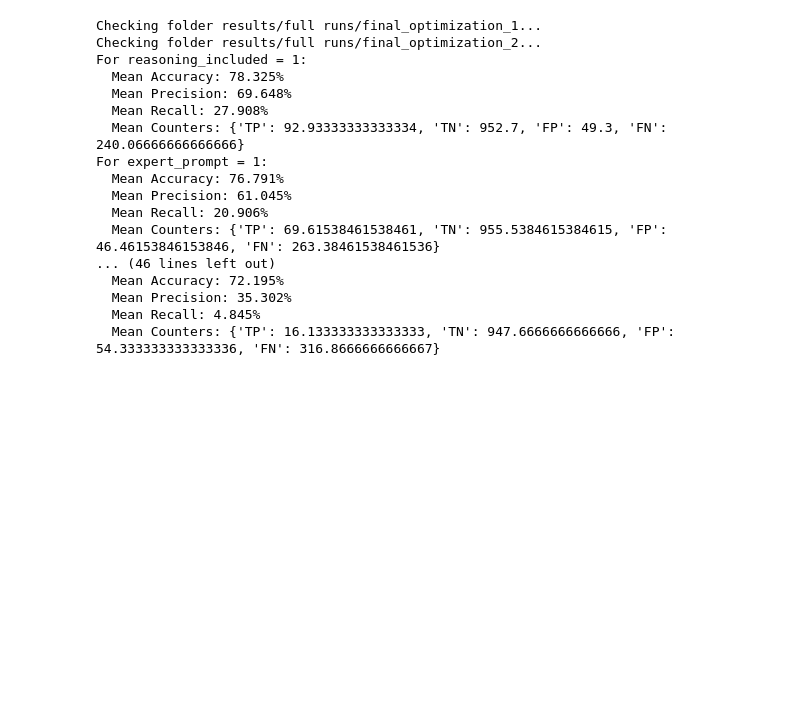
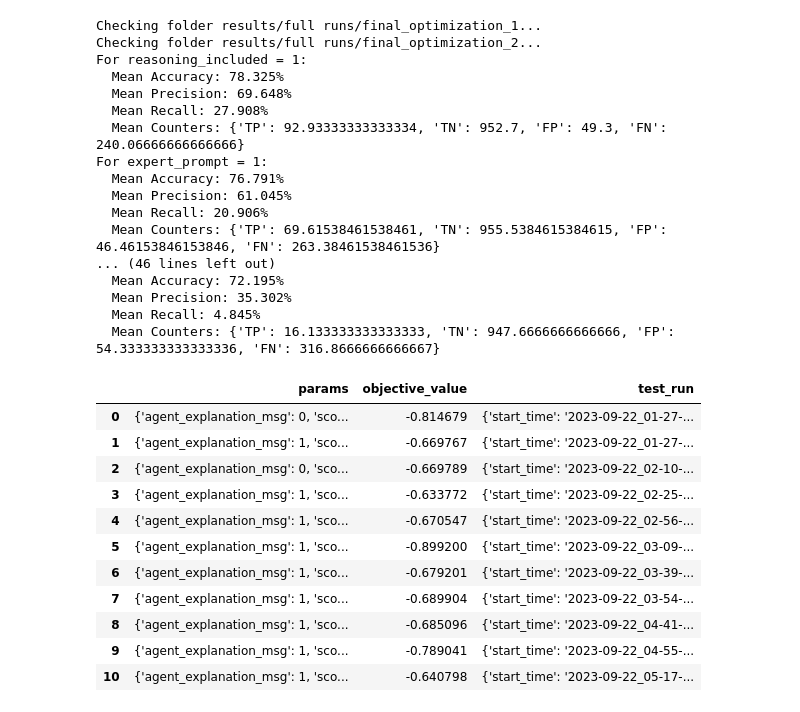
Before and after one commit to Significant-Gravitas/Auto-GPT-Benchmarks, a Jupyter notebook: paper/analysis.ipynb, the cells around one changed output. Drawn from its saved outputs; the diff is of its cells as text; code cells hidden in the pictures; blank space fills up the shorter version.

```diff
--- a/paper/analysis.ipynb
+++ b/paper/analysis.ipynb
@@ -175,3 +175,26 @@ For expert_prompt = 1:
   Mean Precision: 35.302%
   Mean Recall: 4.845%
   Mean Counters: {'TP': 16.133333333333333, 'TN': 947.6666666666666, 'FP': 54.333333333333336, 'FN': 316.8666666666667}
+# %%
+import pandas as pd
+
+data_df_path = "results/training_iteration_7/runs_data.df"
+
+df = pd.read_pickle(data_df_path)
+
+sorted = df.sort_values(by=['objective_value'], ascending=False)
+
+df
+# %% [output]
+|  | params | objective_value | test_run |
+| 0 | {'agent_explanation_msg': 0, 'sco... | -0.814679 | {'start_time': '2023-09-22_01-27-... |
+| 1 | {'agent_explanation_msg': 1, 'sco... | -0.669767 | {'start_time': '2023-09-22_01-27-... |
+| 2 | {'agent_explanation_msg': 0, 'sco... | -0.669789 | {'start_time': '2023-09-22_02-10-... |
+| 3 | {'agent_explanation_msg': 1, 'sco... | -0.633772 | {'start_time': '2023-09-22_02-25-... |
+| 4 | {'agent_explanation_msg': 1, 'sco... | -0.670547 | {'start_time': '2023-09-22_02-56-... |
+| 5 | {'agent_explanation_msg': 1, 'sco... | -0.899200 | {'start_time': '2023-09-22_03-09-... |
+| 6 | {'agent_explanation_msg': 1, 'sco... | -0.679201 | {'start_time': '2023-09-22_03-39-... |
+| 7 | {'agent_explanation_msg': 1, 'sco... | -0.689904 | {'start_time': '2023-09-22_03-54-... |
+| 8 | {'agent_explanation_msg': 1, 'sco... | -0.685096 | {'start_time': '2023-09-22_04-41-... |
+| 9 | {'agent_explanation_msg': 1, 'sco... | -0.789041 | {'start_time': '2023-09-22_04-55-... |
+| 10 | {'agent_explanation_msg': 1, 'sco... | -0.640798 | {'start_time': '2023-09-22_05-17-... |
```
Also changed, not shown: parts of 1 cell of this notebook, 3 other files.
